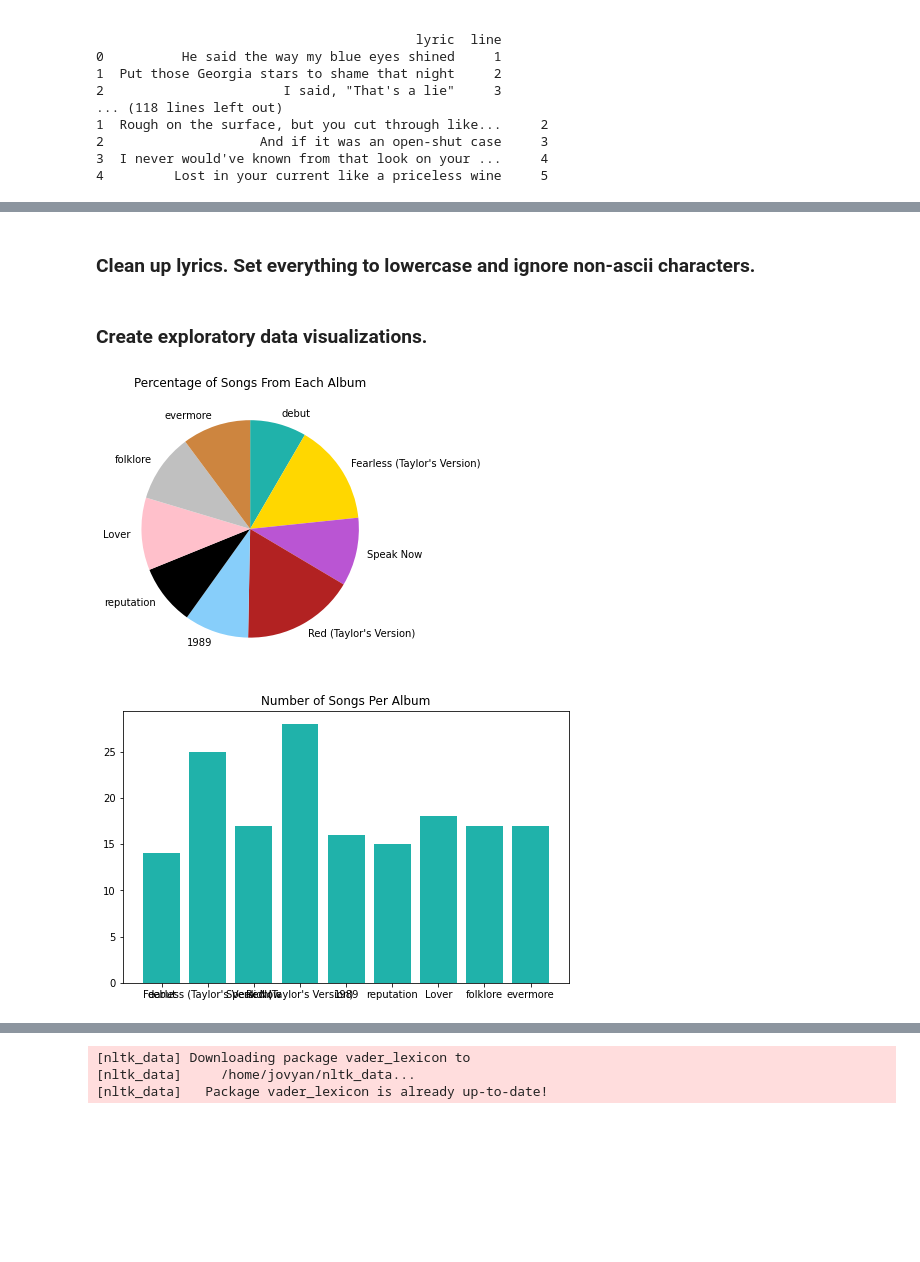
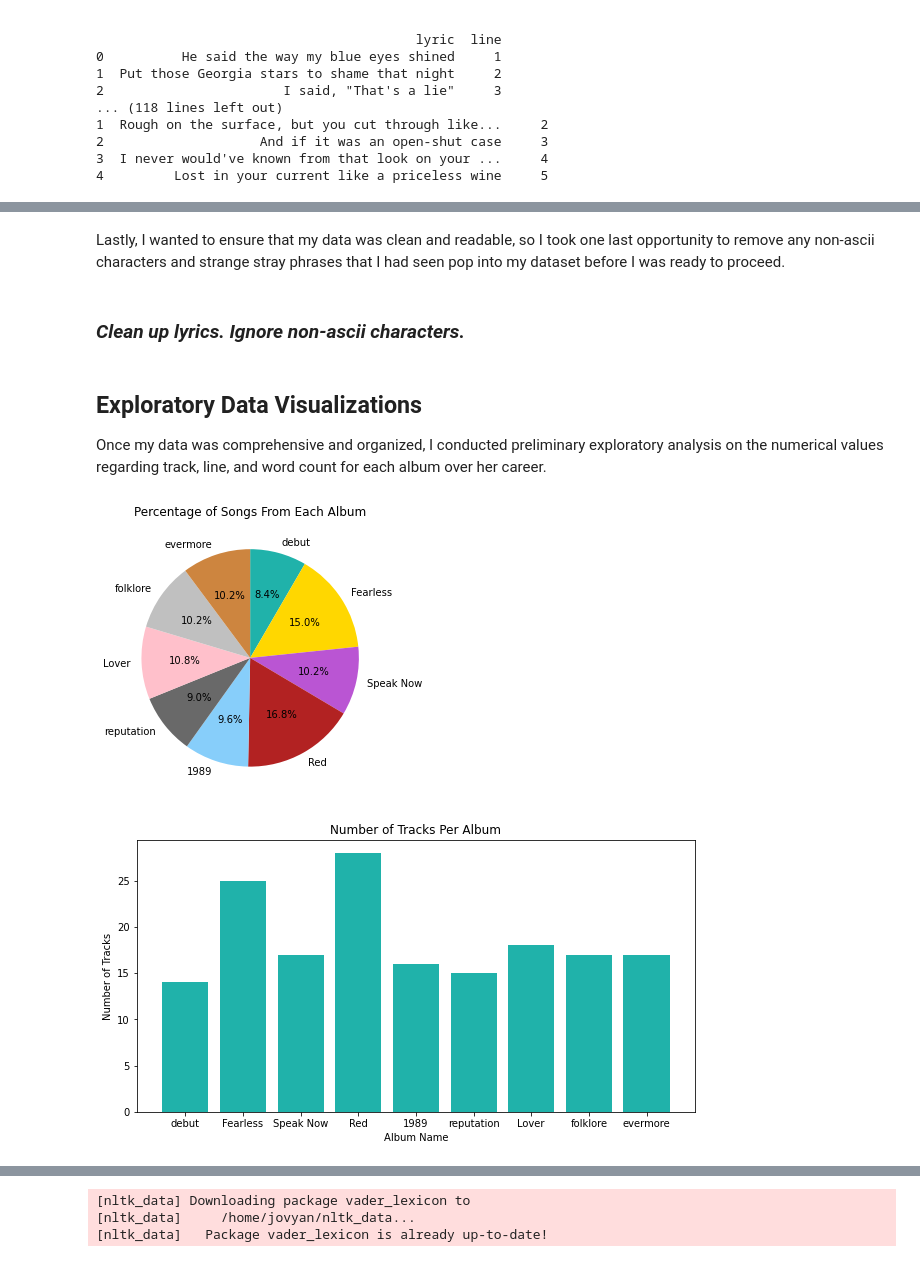
Before and after one commit to christyayee/Evolution-of-Taylor-Swift-Lyricism, a Jupyter notebook: swift.ipynb, the cells around one changed output, grey strips where cells are left out. Drawn from its saved outputs; the diff is of its cells as text; code cells hidden in the pictures; blank space fills up the shorter version.

```diff
--- a/swift.ipynb
+++ b/swift.ipynb
@@ -211,9 +233,13 @@ def appendSong(title):
          "line": [ i for i in range(1, size + 1) ]
         }
     df = pd.DataFrame(a)
-    df = pd.concat([albums["Red (Taylor's Version)"], df])
+    df = pd.concat([albums["Red"], df])
     df.reset_index(drop=True, inplace=True)
     return df
 # %%
 for k in vaults.keys():
-    albums["Red (Taylor's Version)"] = appendSong(k)
+    albums["Red"] = appendSong(k)
+
+# Replace the album name of "Red (Deluxe Edition)" to "Red (Taylor's Version)" for consistency.
+# This is possible because songs on the Red (Taylor's Version) album are simply re-recordings with identical lyrics as the songs on Red (Deluxe Edition).
+albums["Red"] = albums["Red"].replace("Red (Deluxe Edition)", "Red (Taylor's Version)")
@@ -222,2 +245,0 @@ for k in vaults.keys():
-# %%
-albums["Red (Taylor's Version)"] = albums["Red (Taylor's Version)"].replace("Red (Deluxe Edition)", "Red (Taylor's Version)")
@@ -245,19 +269,18 @@ for k in albums.keys():
 # %%
-# for k in albums.keys():
-#     print(albums[k])
-
 # drop "Teardrops on My Guitar (Pop Version)"
 albums['debut'] = albums['debut'][albums['debut'].track_title != "Teardrops on My Guitar (Pop Version)"]
 albums['debut'].reset_index(drop=True, inplace=True)
 
 # drop Forever & Always (Piano Version) (Taylor's Version)
-albums["Fearless (Taylor's Version)"] = albums["Fearless (Taylor's Version)"][albums["Fearless (Taylor's Version)"].track_title != "Forever & Always (Piano Version) [Taylor’s Version]"]
-albums["Fearless (Taylor's Version)"].reset_index(drop=True, inplace=True)
+albums["Fearless"] = albums["Fearless"][albums["Fearless"].track_title != "Forever & Always (Piano Version) [Taylor’s Version]"]
+albums["Fearless"].reset_index(drop=True, inplace=True)
 
 # drop Treacherous (Original Demo Recording), Red (Original Demo Recording), and State of Grace (Acoustic Version)
-albums["Red (Taylor's Version)"] = albums["Red (Taylor's Version)"][albums["Red (Taylor's Version)"].track_title.str.contains('Demo') == False]
-albums["Red (Taylor's Version)"] = albums["Red (Taylor's Version)"][albums["Red (Taylor's Version)"].track_title.str.contains('Acoustic') == False]
-albums["Red (Taylor's Version)"].reset_index(drop=True, inplace=True)
+albums["Red"] = albums["Red"][albums["Red"].track_title.str.contains('Demo') == False]
+albums["Red"] = albums["Red"][albums["Red"].track_title.str.contains('Acoustic') == False]
+albums["Red"].reset_index(drop=True, inplace=True)
+# %% [markdown]
+Lastly, I wanted to ensure that my data was clean and readable, so I took one last opportunity to remove any non-ascii characters and strange stray phrases that I had seen pop into my dataset before I was ready to proceed.
 # %% [markdown]
-### Clean up lyrics. Set everything to lowercase and ignore non-ascii characters.
+### *Clean up lyrics. Ignore non-ascii characters.*
 # %%
@@ -272,22 +296,31 @@ def cleanLyrics():
             albums[k].loc[i, 'lyrics'] = lyrics
 cleanLyrics()
 # %% [markdown]
-### Create exploratory data visualizations.
+## Exploratory Data Visualizations
+
+Once my data was comprehensive and organized, I conducted preliminary exploratory analysis on the numerical values regarding track, line, and word count for each album over her career.
 # %%
 import matplotlib.pyplot as plt
 # %%
-albumColors = ['lightseagreen', 'gold', 'mediumorchid', 'firebrick', 'lightskyblue', 'black', 'pink', 'silver', 'peru']
+albumColors = ['lightseagreen', 'gold', 'mediumorchid', 'firebrick', 'lightskyblue', '#696969', 'pink', 'silver', 'peru']
 plt.figure(figsize=(8,5))
-plt.pie([albums[k]['track_title'].count() for k in albums.keys()], labels=albums.keys(), colors=albumColors, startangle=90, counterclock=False)
+plt.pie([albums[k]['track_title'].count() for k in albums.keys()],
+        labels=albums.keys(),
+        colors=albumColors,
+        startangle=90,
+        counterclock=False,
+        autopct='%1.1f%%')
 plt.title("Percentage of Songs From Each Album")
 plt.show()
 # %% [output]
-[figure, old version]
+[figure, new version]
 # %%
-plt.figure(figsize=(8,5))
+plt.figure(figsize=(10,5))
 plt.bar(albums.keys(), [albums[k]['track_title'].count() for k in albums.keys()], color='lightseagreen')
-plt.title("Number of Songs Per Album")
+plt.title("Number of Tracks Per Album")
+plt.ylabel("Number of Tracks")
+plt.xlabel("Album Name")
 plt.show()
 # %% [output]
-[figure, old version]
+[figure, new version]
 # %%
```
Also changed, not shown: parts of 63 cells of this notebook, 1 other file.
